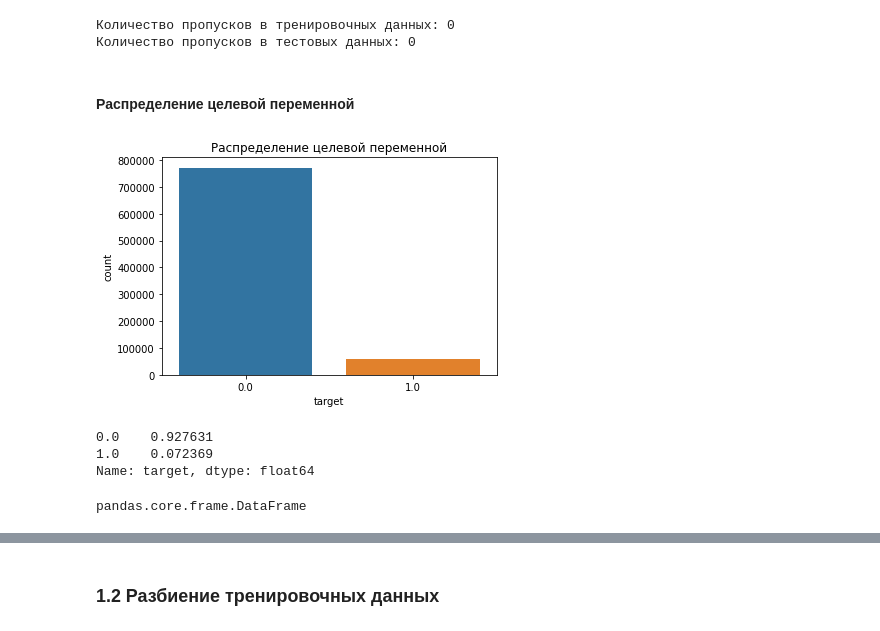
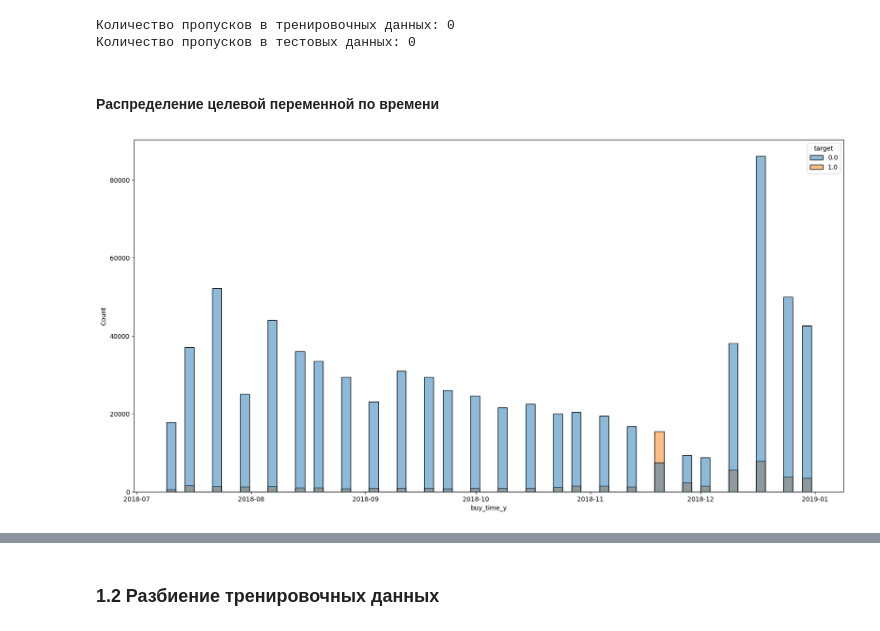
Before and after one commit to adurzin/Megafon, a Jupyter notebook: Megafon.ipynb, the cells around one changed output, grey strips where cells are left out. Drawn from its saved outputs; the diff is of its cells as text; code cells hidden in the pictures.

```diff
--- a/Megafon.ipynb
+++ b/Megafon.ipynb
@@ -42,8 +72,5 @@ test['buy_time'] = test.buy_time.apply(lambda x: datetime.fromtimestamp(x))
 feats['buy_time'] = feats.buy_time.apply(lambda x: datetime.fromtimestamp(x))
 # %%
 %%time
-df = feats.merge(train, on='id').compute()
-df['diff_time'] = np.abs(df['buy_time_x'] - df['buy_time_y']) # разница времени покупки в трейне и features.csv
-df.sort_values('diff_time', inplace=True) # сортировка по разнице временеи данных
-df.drop_duplicates(['id', 'buy_time_y', 'target', 'vas_id'], inplace=True) # удаление дубликатов, больших по разнице во времени
+data = feats.merge(train, on='id').compute()
 # %% [output]
@@ -54,0 +79,2 @@ Wall time: 3min 49s
+# %%
+df = data.copy()
@@ -75,18 +112,10 @@ print(f'Количество пропусков в тестовых данных
 Количество пропусков в тренировочных данных: 0
 Количество пропусков в тестовых данных: 0
 # %% [markdown]
-#### Распределение целевой переменной
+#### Распределение целевой переменной по времени
-# %%
-sns.countplot(data=train, x='target')
-plt.title('Распределение целевой переменной')
-plt.show()
-train.target.value_counts() / train.target.shape
-# %% [output]
-[figure, removed]
-0.0    0.927631
-1.0    0.072369
-Name: target, dtype: float64
-# %%
-type(df)
-# %% [output]
-pandas.core.frame.DataFrame
+# %%
+plt.figure(figsize=(20, 10))
+sns.histplot(data=df, x='buy_time_y', hue='target')
+plt.show()
+# %% [output]
+[figure, added]
```
Also changed, not shown: parts of 96 cells of this notebook, 3 other files.
